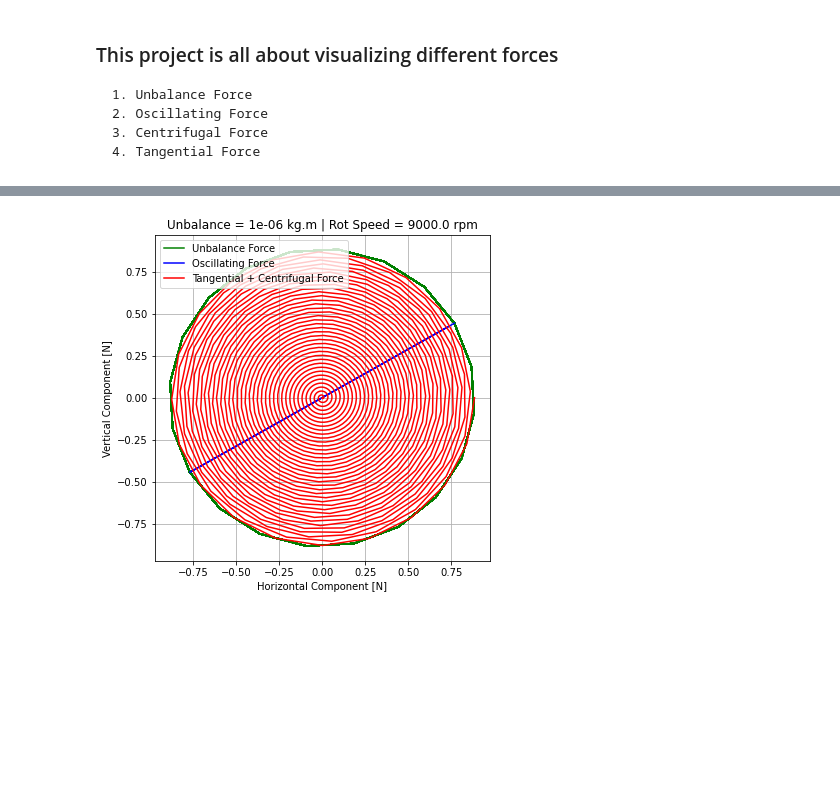
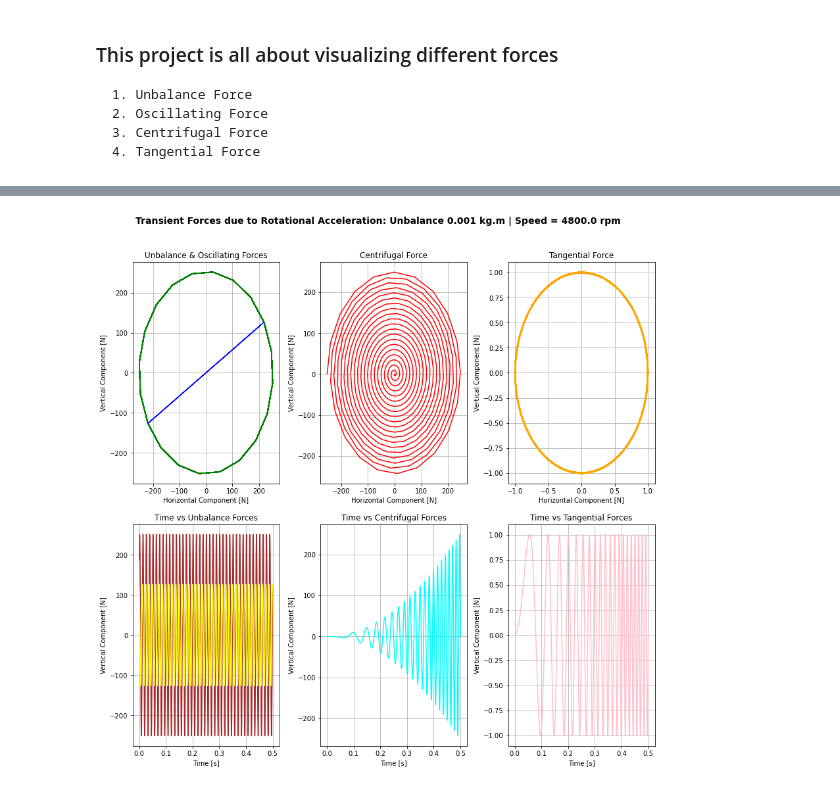
Before and after one commit to Blrbalaji/LB_2020.11.01, a Jupyter notebook: Python/03_Transient_Forces.ipynb, the cells around one changed output, grey strips where cells are left out. Saved outputs shown, nothing was run; the diff lists cells and outputs as text; code cells hidden in the pictures; blank space fills up the shorter version.

```diff
--- a/Python/03_Transient_Forces.ipynb
+++ b/Python/03_Transient_Forces.ipynb
@@ -13,10 +13,18 @@ ub = float(input("Enter Unbalance Magnitude in kg.m: "))
 ph = float(input("Enter Unbalance Orientation in degree: "))
 rpm = float(input("Enter Rotational Speed in rpm: "))
 
-npts = int(rpm/60*20*0.5)
-delt = 0.5/npts
+t = 0.5
+npts = int(rpm/60*20*t)
+delt = t/npts
 omg = 2*math.pi*rpm/60
 ph = ph*math.pi/180
+
+#### Array for Time ####
+
+time_t = []
+
+for i in range(1,npts+1,1):
+    time_t.append(t/npts*i)
 
 #### Rotating Unbalance Force Computation ####
 
@@ -42,8 +50,8 @@ Fc_H = []
 Fc_V = []
 
 for i in range(1,npts+1,1):
-    Fc_H.append(ub*((-(omg/0.5*i*delt)**2)*math.cos((omg/0.5)*(i*delt)**2/2)))
-    Fc_V.append(ub*((-(omg/0.5*i*delt)**2)*math.sin((omg/0.5)*(i*delt)**2/2)))
+    Fc_H.append(ub*((-(omg/t*i*delt)**2)*math.cos((omg/t)*(i*delt)**2/2)))
+    Fc_V.append(ub*((-(omg/t*i*delt)**2)*math.sin((omg/t)*(i*delt)**2/2)))
 
 #### Tangential Force Computation ####
 
@@ -51,8 +59,8 @@ Ft_H = []
 Ft_V = []
 
 for i in range(1,npts+1,1):
-    Ft_H.append(ub*((omg/0.5)*math.cos((omg/0.5)*(i*delt)**2/2)))
-    Ft_V.append(ub*((omg/0.5)*math.sin((omg/0.5)*(i*delt)**2/2)))
+    Ft_H.append(ub*((omg/t)*math.cos((omg/t)*(i*delt)**2/2)))
+    Ft_V.append(ub*((omg/t)*math.sin((omg/t)*(i*delt)**2/2)))
 
 # Combined Load
 
@@ -63,19 +71,57 @@ for i in range(1,npts,1):
     Ftc_H.append(Ft_H[i]+Fc_H[i])
     Ftc_V.append(Ft_V[i]+Fc_V[i])
 
-fig = plt.figure(figsize=(6,6)) # (Figzize = (6,6)) sets the image size to a square.
-plt.title(f"Unbalance = {ub} kg.m | Rot Speed = {rpm} rpm")
-plt.xlabel('Horizontal Component [N]')
-plt.ylabel('Vertical Component [N]')
-plt.plot(Fub_H,Fub_V, color = 'green', label = "Unbalance Force")
-plt.plot(Fo_H,Fo_V, color = 'blue', label = "Oscillating Force")
-plt.plot(Ftc_H,Ftc_V, color = 'red', label = "Tangential + Centrifugal Force")
-#plt.plot(Ftc_H[-2048:],Ftc_V[-2048:], color = 'red', label = "Tangential + Centrifugal Force")
-plt.legend(loc='best')
-#plt.legend(bbox_to_anchor=(0.5, -0.2), loc='center') # To Specify Legend Outside the Plot
+fig = plt.figure(figsize=(12,12)) # (Figzize = (6,12)) sets the image size to a square
+
+plt.subplot(2,3,1)
+plt.plot(Fub_H,Fub_V, color = 'green')
+plt.plot(Fo_H,Fo_V, color = 'blue')
+plt.title("Unbalance & Oscillating Forces")
 plt.grid()
+plt.xlabel("Horizontal Component [N]")
+plt.ylabel("Vertical Component [N]")
+
+plt.subplot(2,3,2)
+plt.plot(Fc_H,Fc_V, color = 'red')
+plt.title("Centrifugal Force")
+plt.grid()
+plt.xlabel("Horizontal Component [N]")
+plt.ylabel("Vertical Component [N]")
+
+plt.subplot(2,3,3)
+plt.plot(Ft_H,Ft_V, color = 'orange')
+plt.title("Tangential Force")
+plt.grid()
+plt.xlabel("Horizontal Component [N]")
+plt.ylabel("Vertical Component [N]")
+
+plt.subplot(2,3,4)
+plt.plot(time_t,Fub_V, color = 'brown')
+plt.plot(time_t,Fo_V, color = 'yellow')
+plt.title("Time vs Unbalance Forces")
+plt.grid()
+plt.xlabel("Time [s]")
+plt.ylabel("Vertical Component [N]")
+
+plt.subplot(2,3,5)
+plt.plot(time_t,Fc_V, color = 'cyan')
+plt.title("Time vs Centrifugal Forces")
+plt.grid()
+plt.xlabel("Time [s]")
+plt.ylabel("Vertical Component [N]")
+
+plt.subplot(2,3,6)
+plt.plot(time_t,Ft_V, color = 'pink')
+plt.title("Time vs Tangential Forces")
+plt.grid()
+plt.xlabel("Time [s]")
+plt.ylabel("Vertical Component [N]")
+
+fig.tight_layout(h_pad = 2)
+fig.subplots_adjust(top=0.9)
+fig.suptitle(f"Transient Forces due to Rotational Acceleration: Unbalance {ub} kg.m | Speed = {rpm} rpm", fontsize = 14, weight = 'bold')
+
+
 plt.savefig("03_Transient_Forces.png", dpi=300, quality = 99)
 plt.show()
-# Use plt.savefig(f'Fub_{ub}_{rpm}.png') for saving with variable name.
-# dpi = 300 for good quality images
 # %% [output]
@@ -85 +131 @@ Enter Rotational Speed in rpm: 9000
-[figure, old version]
+[figure, new version]
```
Also changed, not shown: parts of 1 cell of this notebook, 1 other file.
